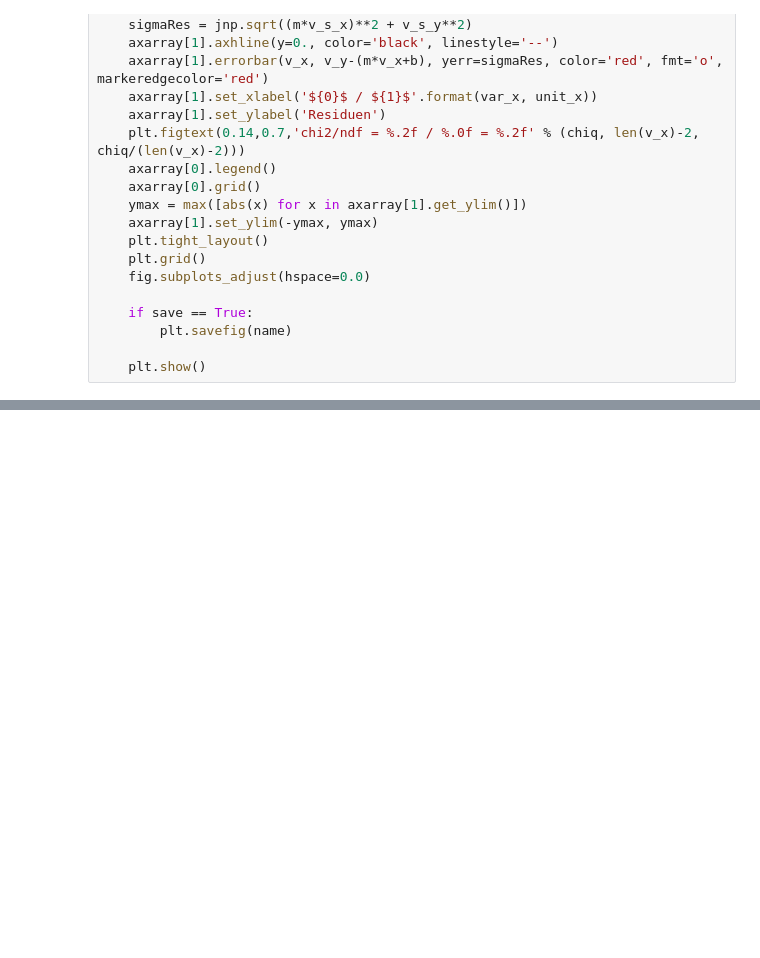
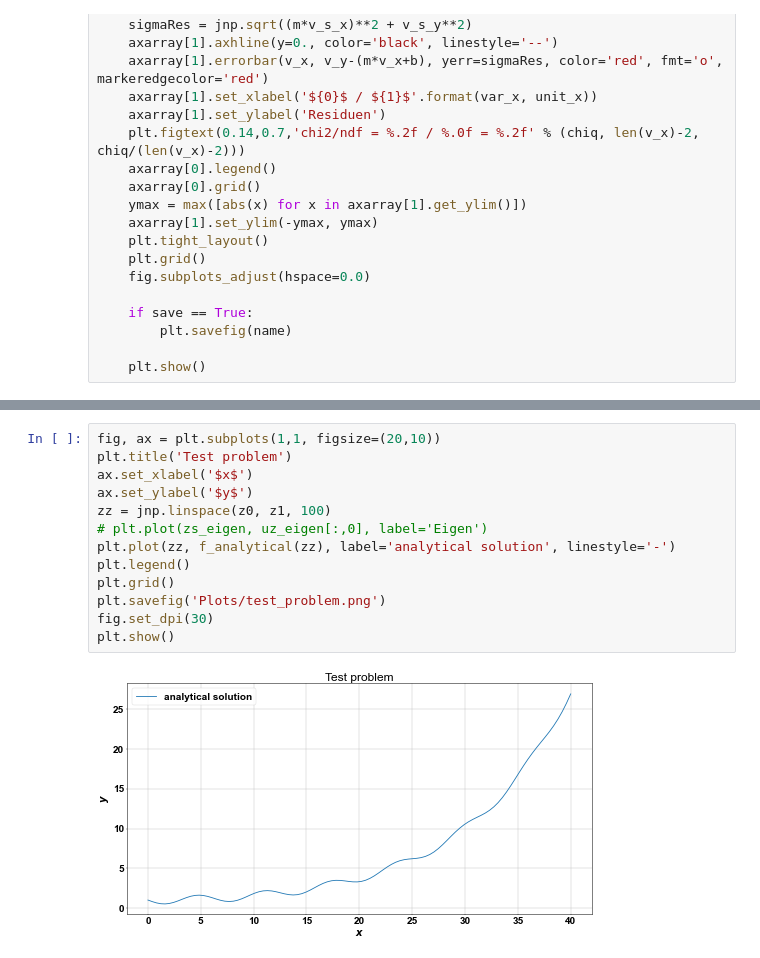
Before and after one commit to rubba0220/Bachelorarbeit, a Jupyter notebook: proper benchmark3.ipynb, the cells around one changed output, grey strips where cells are left out. Drawn from its saved outputs; the diff is of its cells as text; blank space fills up the shorter version.

```diff
--- a/proper benchmark3.ipynb
+++ b/proper benchmark3.ipynb
@@ -202,0 +330,15 @@ df_e.to_string('results/benchmark_eigen3.txt', col_space=16, justify='left', ind
+# %%
+fig, ax = plt.subplots(1,1, figsize=(20,10))
+plt.title('Test problem')
+ax.set_xlabel('$x$')
+ax.set_ylabel('$y$')
+zz = jnp.linspace(z0, z1, 100)
+# plt.plot(zs_eigen, uz_eigen[:,0], label='Eigen')
+plt.plot(zz, f_analytical(zz), label='analytical solution', linestyle='-')
+plt.legend()
+plt.grid()
+plt.savefig('Plots/test_problem.png')
+fig.set_dpi(30)
+plt.show()
+# %% [output]
+[figure, added]
```
Also changed, not shown: parts of 20 cells of this notebook, 21 other files.
